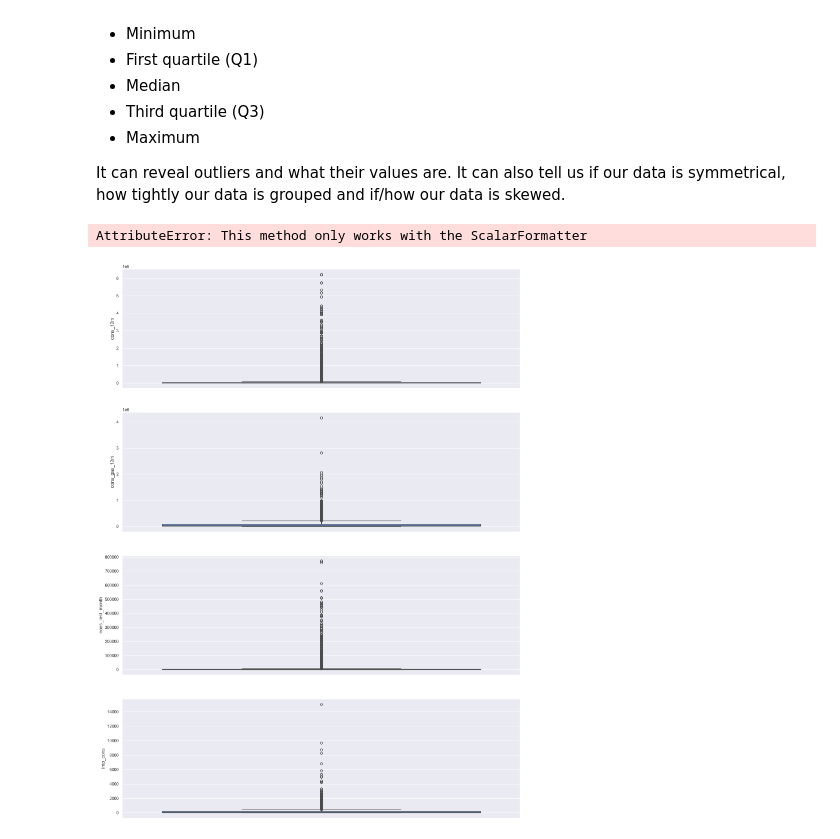
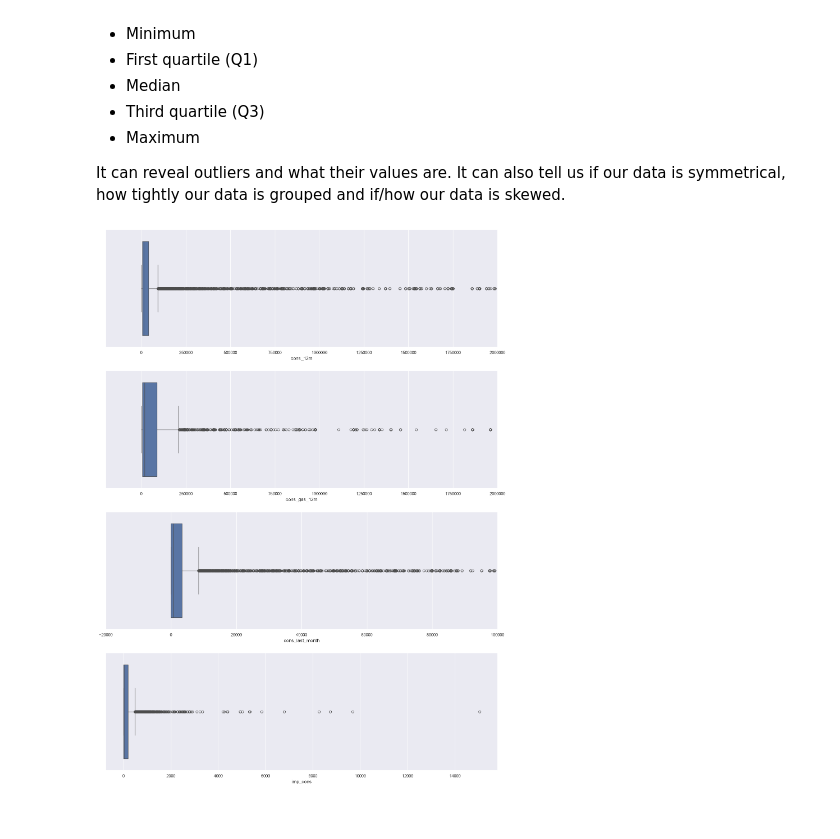
Before and after one commit to Anuj-Khadka/bcg_data_science_forage, a Jupyter notebook: data-analysis/Task 2 - eda_starter.ipynb, the cells around one changed output. Drawn from its saved outputs; the diff is of its cells as text; code cells hidden in the pictures.

```diff
--- a/data-analysis/Task 2 - eda_starter.ipynb
+++ b/data-analysis/Task 2 - eda_starter.ipynb
@@ -256,20 +256,19 @@ It can reveal outliers and what their values are. It can also tell us if our dat
 # %%
 fig, axs = plt.subplots(nrows=4, figsize=(18,25))
 
 # Plot histogram
-sns.boxplot(x=consumption["cons_12m"], ax=axs[0])
-sns.boxplot(x=consumption[consumption["has_gas"] == "t"]["cons_gas_12m"], ax=axs[1])
-sns.boxplot(x=consumption["cons_last_month"], ax=axs[2])
-sns.boxplot(x=consumption["imp_cons"], ax=axs[3])
+sns.boxplot(consumption["cons_12m"], ax=axs[0])
+sns.boxplot(consumption[consumption["has_gas"] == "t"]["cons_gas_12m"], ax=axs[1])
+sns.boxplot(consumption["cons_last_month"], ax=axs[2])
+sns.boxplot(consumption["imp_cons"], ax=axs[3])
 
 # Remove scientific notation
 for ax in axs:
     ax.ticklabel_format(axis='x', style='plain')
     # Set x-axis limit
-    axs[0].set_xlim(-200000, 2000000)
-    axs[1].set_xlim(-200000, 2000000)
-    axs[2].set_xlim(-20000, 100000)
-    plt.show()
+axs[0].set_xlim(-200000, 2000000)
+axs[1].set_xlim(-200000, 2000000)
+axs[2].set_xlim(-20000, 100000)
+plt.show()
 # %% [output]
-AttributeError: This method only works with the ScalarFormatter
-[figure, old version]
+[figure, new version]
```
